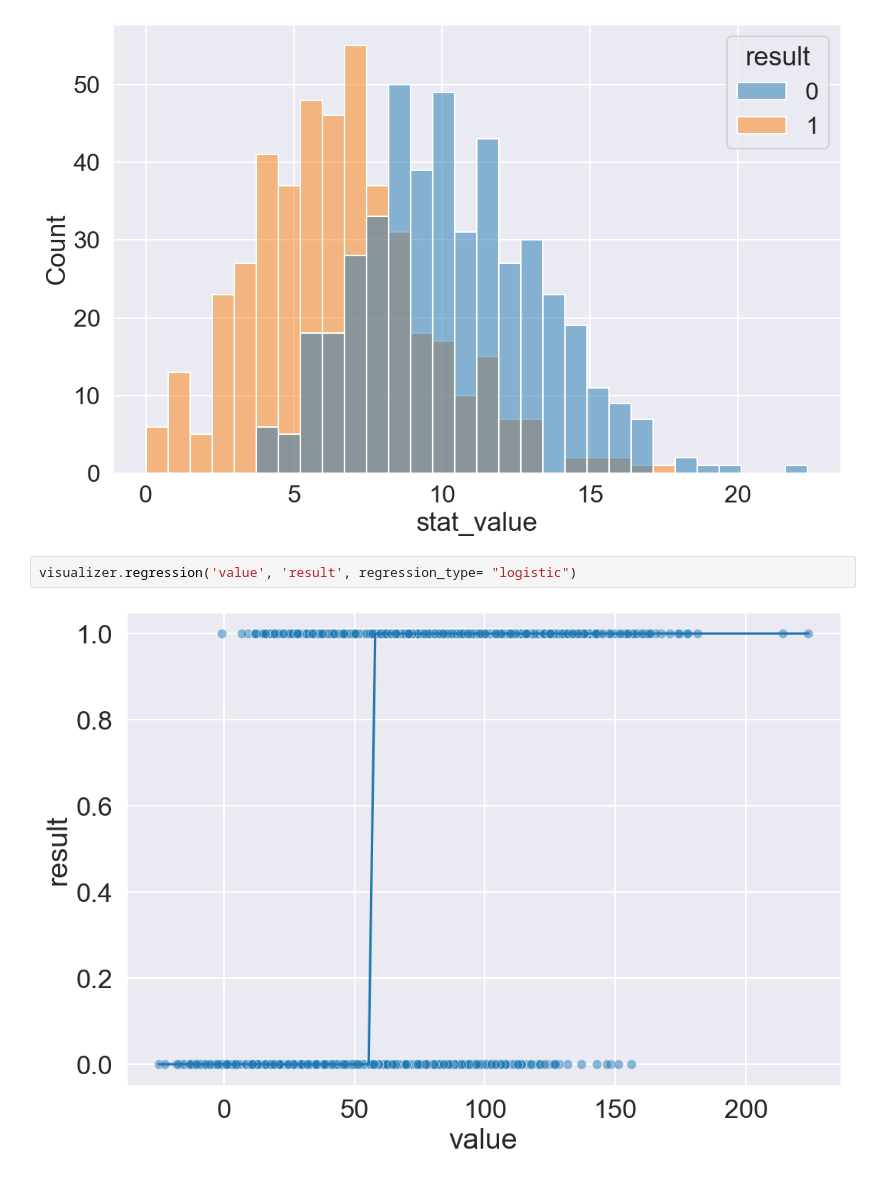
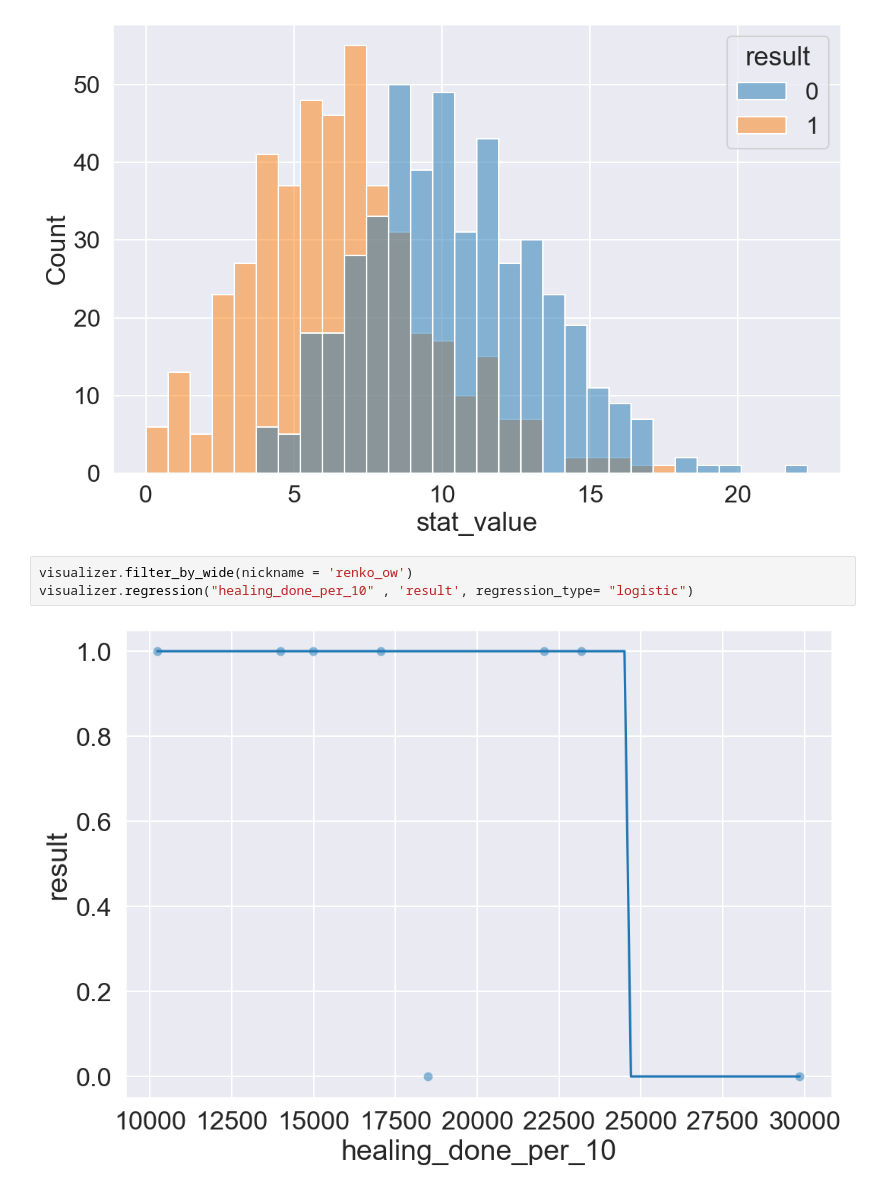
Before and after one commit to CatraMyBeloved/owcs_analysis_2.0, a Jupyter notebook: notebooks/basic_connection.ipynb, the cells around one changed output. Cells and saved outputs as stored; diff of their text form.

```diff
--- a/notebooks/basic_connection.ipynb
+++ b/notebooks/basic_connection.ipynb
@@ -59,6 +59,7 @@ visualizer.simple_histogram(x_col = "stat_value", n_bins = 30)
 # %% [output]
 [figure]
 # %%
-visualizer.regression('value', 'result', regression_type= "logistic")
+visualizer.filter_by_wide(nickname = 'renko_ow')
+visualizer.regression("healing_done_per_10" , 'result', regression_type= "logistic")
 # %% [output]
-[figure, old version]
+[figure, new version]
```
Also changed, not shown: 3 other files.
